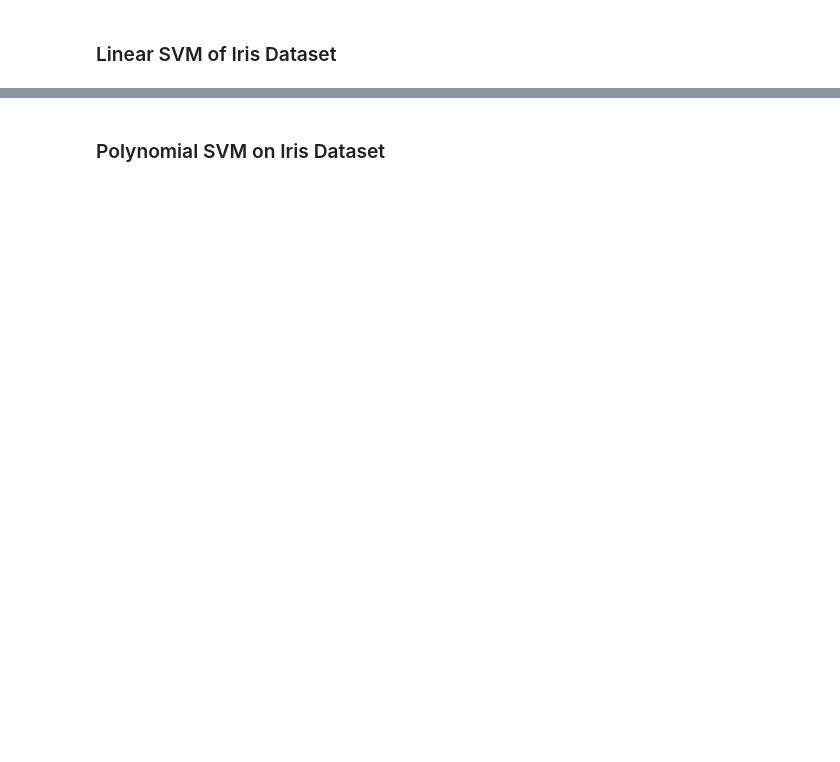
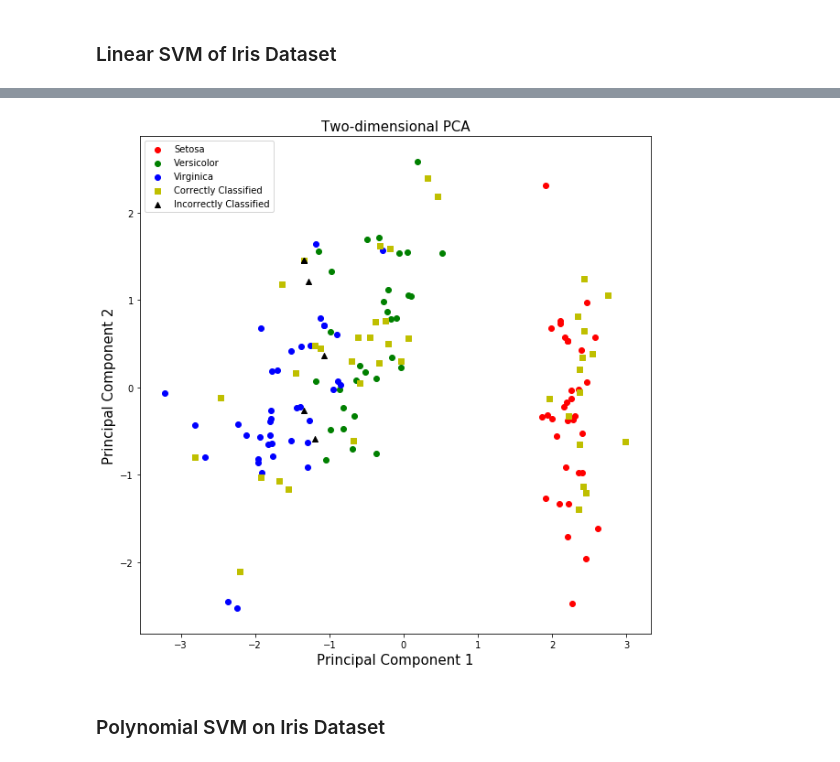
Before and after one commit to Unshure/ML_Final_Project, a Jupyter notebook: MichaelaPart.ipynb, the cells around one changed output, grey strips where cells are left out. Drawn from its saved outputs; the diff is of its cells as text; code cells hidden in the pictures; blank space fills up the shorter version.

```diff
--- a/MichaelaPart.ipynb
+++ b/MichaelaPart.ipynb
@@ -149,0 +111,86 @@ acc  [[ True  True  True  True  True  True  True  True  True  True  True  True
+# %%
+def LinearSVM(X_tilde_train, Y_train, X_tilde_test, Y_test, C_val):
+    """
+    Linear SVM classifier that returns either label "0", "1", or "2"
+    Inputs:
+        X_train: Training data matrix
+        Y_train: Labels of training data matrix
+        X_test: Test data matrix
+        Y_test: Labels of test data matrix
+    Outputs:
+        Y_pred: Predicted label of test data matrix
+    """
+    svclassifier = SVC(C = C_val, kernel = 'linear')        # Linear SVM
+    svclassifier.fit(X_tilde_train.T, Y_train)              # Fit the data
+    Y_pred_Linear = svclassifier.predict(X_tilde_test.T)    # Make predictions on test data
+    return Y_pred_Linear
+
+def bestC(traindata_1,trainlabels_1,testdata_1, testlabels_1, c1, labels1,
+          traindata_2,trainlabels_2,testdata_2, testlabels_2, c2, labels2,
+          traindata_3,trainlabels_3,testdata_3, testlabels_3, c3, labels3,
+          traindata_4,trainlabels_4,testdata_4, testlabels_4, c4, labels4,
+          traindata_5,trainlabels_5,testdata_5, testlabels_5, c5, labels5):
+    prediction_1 = LinearSVM(traindata_1,trainlabels_1,testdata_1, testlabels_1, c1) # First partition predictions
+    prediction_2 = LinearSVM(traindata_2,trainlabels_2,testdata_2, testlabels_2, c2) # Second partition predictions
+    prediction_3 = LinearSVM(traindata_3,trainlabels_3,testdata_3, testlabels_3, c3) # Third partition predictions
+    prediction_4 = LinearSVM(traindata_4,trainlabels_4,testdata_4, testlabels_4, c4) # Fourth partition predictions
+    prediction_5 = LinearSVM(traindata_5,trainlabels_5,testdata_5, testlabels_5, c5) # Fifth partition predictions
+
+    errors = list()
+    errors.append(calculateError(prediction_1,testlabels_1))     # Errors for first partition
+    errors.append(calculateError(prediction_2,testlabels_2))     # Errors for second partition
+    errors.append(calculateError(prediction_3,testlabels_3))     # Errors for third partition
+    errors.append(calculateError(prediction_4,testlabels_4))     # Errors for fourth partition
+    errors.append(calculateError(prediction_5,testlabels_5))     # Errors for fifth partition
+
+    min_error = np.min(errors)
+    min_pred = errors.index(min(errors))
+    if(min_pred==0):
+        best_C = c1
+    if(min_pred==1):
+        best_C = c2
+    if(min_pred==2):
+        best_C = c3
+    if(min_pred==3):
+        best_C = c4
+    if(min_pred==4):
+        best_C = c5
+    return min_error, best_C
+
+
+c1 = 1
+c2 = 5
+c3 = 10
+c4 = 20
+c5 = 100
+
+min_error, best_C = bestC(traindata_1,trainlabels_1,testdata_1, testlabels_1, c1, testlabels_1,
+          traindata_2,trainlabels_2,testdata_2, testlabels_2, c2, testlabels_2,
+          traindata_3,trainlabels_3,testdata_3, testlabels_3, c3, testlabels_3,
+          traindata_4,trainlabels_4,testdata_4, testlabels_4, c4, testlabels_4,
+          traindata_5,trainlabels_5,testdata_5, testlabels_5, c5, testlabels_5)
+
+print("Best C from K-Fold = ", best_C)
+
+# Save Linear classifier predictions
+Y_pred_Linear = np.array([LinearSVM(X_tilde_train, Y_train, X_tilde_test, Y_test, best_C)])
+
+# Accuracy of the predicted labels
+acc_label1 = np.equal(Y_pred_Linear,Y_test)
+
+# Plot training data
+plt.figure(figsize=(10,10))
+setosa = plt.scatter(X_tilde_train.T[np.where(Y_train==0),0], X_tilde_train.T[np.where(Y_train==0),1],c='r',marker='o')
+versicolor = plt.scatter(X_tilde_train.T[np.where(Y_train==1),0],X_tilde_train.T[np.where(Y_train==1),1],c='g',marker='o')
+virginica = plt.scatter(X_tilde_train.T[np.where(Y_train==2),0],X_tilde_train.T[np.where(Y_train==2),1],c='b',marker='o')
+plt.xlabel("Principal Component 1", fontsize = 15)
+plt.ylabel("Principal Component 2", fontsize = 15)
+plt.title("Two-dimensional PCA", fontsize = 15)
+
+# Plot for test data
+correct = plt.scatter(X_tilde_test.T[np.where(acc_label1==True),0],X_tilde_test.T[np.where(acc_label1==True),1],c='y',marker='s')
+incorrect = plt.scatter(X_tilde_test.T[np.where(acc_label1==False),0],X_tilde_test.T[np.where(acc_label1==False),1],c='k',marker='^')
+plt.legend((setosa, versicolor, virginica, correct, incorrect),
+               ("Setosa", "Versicolor", "Virginica", "Correctly Classified", "Incorrectly Classified"))
+plt.show()
+# %% [output]
@@ -150,2 +198,3 @@ acc  [[ True  True  True  True  True  True  True  True  True  True  True  True
+[figure, added]
 # %% [markdown]
 ### Polynomial SVM on Iris Dataset
```
Also changed, not shown: parts of 29 cells of this notebook, 2 other files.
